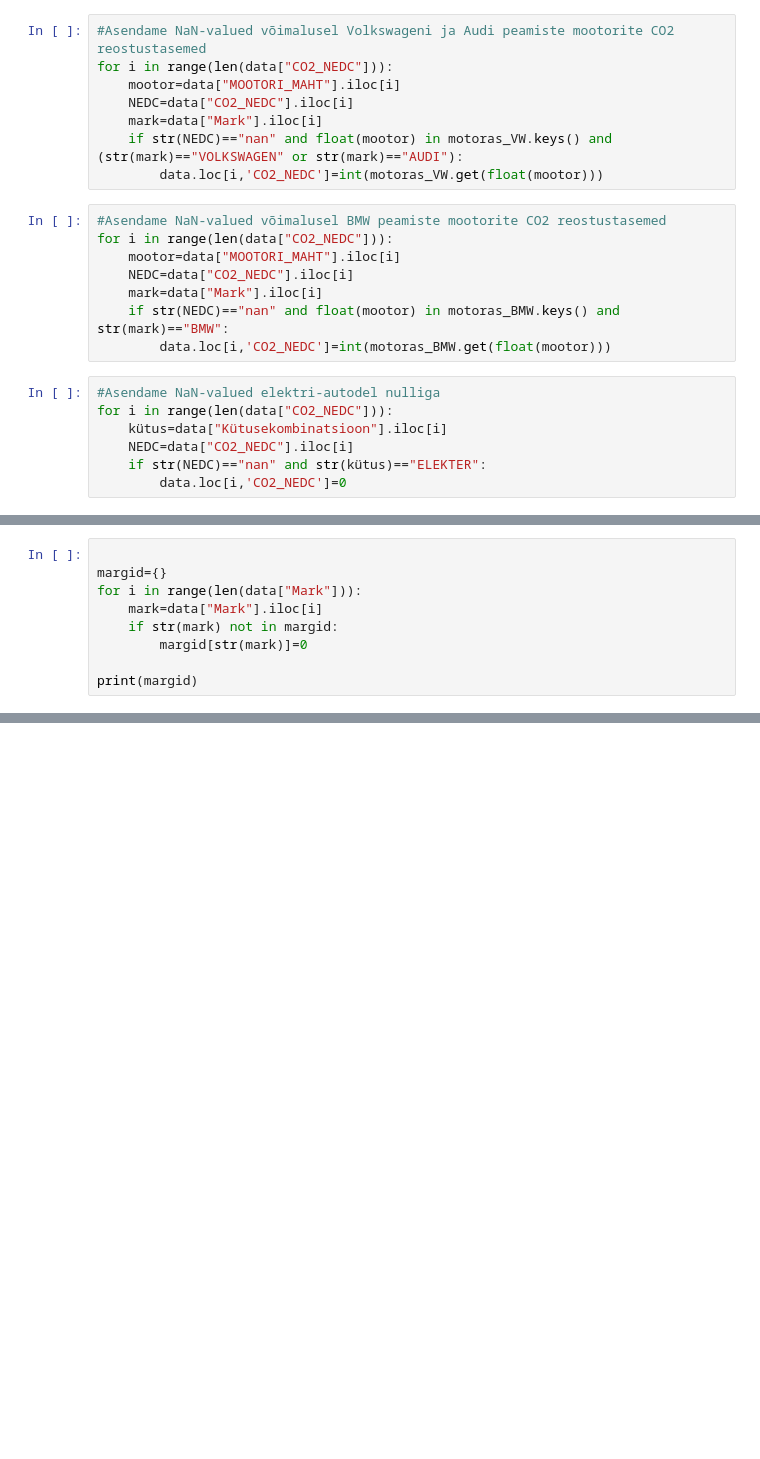
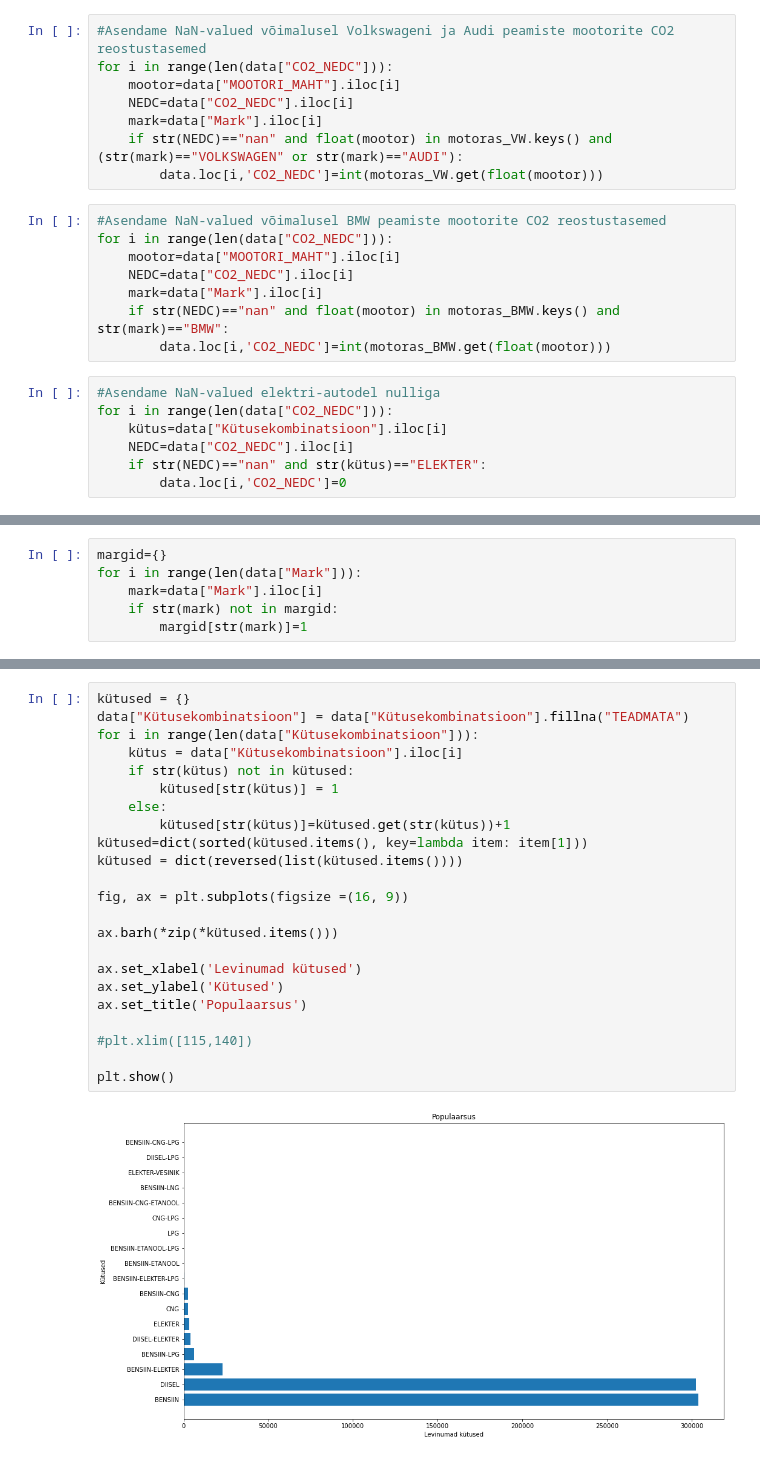
Before and after one commit to LiisReimand/DS_project, a Jupyter notebook: DSproject_D3.ipynb, the cells around one changed output, grey strips where cells are left out. Saved outputs shown, nothing was run; the diff lists cells and outputs as text; blank space fills up the shorter version.

```diff
--- a/DSproject_D3.ipynb
+++ b/DSproject_D3.ipynb
@@ -222,9 +182,6 @@ plt.show()
 # %%
-
 margid={}
 for i in range(len(data["Mark"])):
     mark=data["Mark"].iloc[i]
     if str(mark) not in margid:
-        margid[str(mark)]=0
-
-print(margid)
+        margid[str(mark)]=1
@@ -260,0 +307,25 @@ data.tail(60)
+# %%
+kütused = {}
+data["Kütusekombinatsioon"] = data["Kütusekombinatsioon"].fillna("TEADMATA")
+for i in range(len(data["Kütusekombinatsioon"])):
+    kütus = data["Kütusekombinatsioon"].iloc[i]
+    if str(kütus) not in kütused:
+        kütused[str(kütus)] = 1
+    else:
+        kütused[str(kütus)]=kütused.get(str(kütus))+1
+kütused=dict(sorted(kütused.items(), key=lambda item: item[1]))
+kütused = dict(reversed(list(kütused.items())))
+
+fig, ax = plt.subplots(figsize =(16, 9))
+
+ax.barh(*zip(*kütused.items()))
+
+ax.set_xlabel('Levinumad kütused')
+ax.set_ylabel('Kütused')
+ax.set_title('Populaarsus')
+
+#plt.xlim([115,140])
+
+plt.show()
+# %% [output]
+[figure, added]
```
Also changed, not shown: parts of 29 cells of this notebook, 1 other file.
